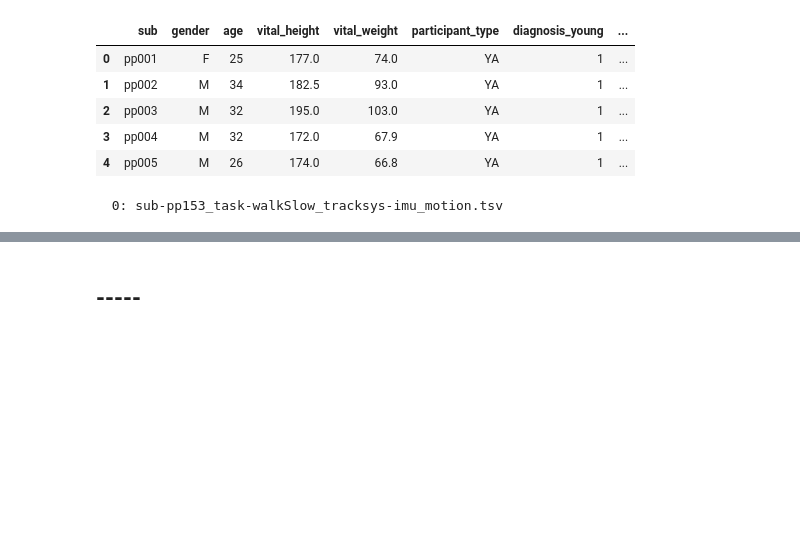
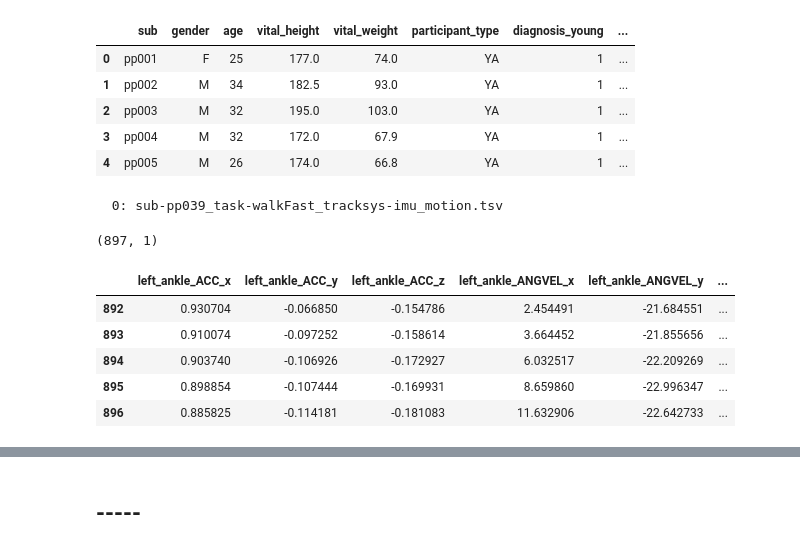
Before and after one commit to rmndrs89/my-gait-events-tcn, a Jupyter notebook: code/testing.ipynb, the cells around one changed output, grey strips where cells are left out. Drawn from its saved outputs; the diff is of its cells as text; code cells hidden in the pictures; blank space fills up the shorter version.

```diff
--- a/code/testing.ipynb
+++ b/code/testing.ipynb
@@ -43,15 +43,64 @@ for (i_sub_id, sub_id) in enumerate(sub_ids_train[:1]):
 
     imu_filenames = glob.glob(os.path.join(base_dir, sub_id, "motion", "*_task-walk*_tracksys-imu_motion*.tsv"))
     for (i_imu_filename, imu_filename) in enumerate(imu_filenames[:1]):
+        # Set filenames
         dirname, imu_filename = os.path.split(imu_filename)
         print(f"{i_imu_filename:>3}: {imu_filename:s}")
         omc_filename = imu_filename.replace("_tracksys-imu", "_tracksys-omc")
         events_filename = imu_filename.replace("_tracksys-imu_motion.tsv", "_events.tsv")
 
+        # Load data and info
         df_imu = pd.read_csv(os.path.join(dirname, imu_filename), sep="\t", header=0)
         df_imu_channels = pd.read_csv(os.path.join(dirname, imu_filename.replace("_motion", "_channels")), sep="\t", header=0)
         df_omc = pd.read_csv(os.path.join(dirname, omc_filename), sep="\t", header=0)
         df_omc_channels = pd.read_csv(os.path.join(dirname, omc_filename.replace("_motion", "_channels")), sep="\t", header=0)
         df_events = pd.read_csv(os.path.join(dirname, events_filename), sep="\t", header=0)
+
+        # Match sampling frequencies
+        fs_omc = df_omc_channels["sampling_frequency"].iloc[0]
+        fs_imu = df_imu_channels["sampling_frequency"].iloc[0]
+        if fs_imu != fs_omc:
+            X = df_imu.to_numpy()
+            Y = resamp1d(X, fs_imu, fs_omc)
+            df_imu = pd.DataFrame(data=Y, columns=df_imu.columns)
+            if len(df_imu) < len(df_omc):
+                df_omc = df_omc.iloc[:len(df_imu)]
+            elif len(df_omc) < len(df_imu):
+                df_imu = df_imu.iloc[:len(df_omc)]
+            del X, Y
+
+        # Get the start and stop index.
+        indx_start = df_events[df_events["event_type"]=="start"]["onset"].values[0]-1
+        indx_stop  = df_events[df_events["event_type"]=="stop"]["onset"].values[0]
+
+        # Get annotated gait events
+        indx_events = {'ICL': get_annotated_events(df_events, event_type="initial_contact_left"),
+                        'FCL': get_annotated_events(df_events, event_type="final_contact_left"),
+                        'ICR': get_annotated_events(df_events, event_type="initial_contact_right"),
+                        'FCR': get_annotated_events(df_events, event_type="final_contact_right")}
+
+        # Get labels
+        labels = get_labels(df_imu, indx_events)
+        labels['L'] = labels['L'][indx_start:indx_stop]
+        labels['R'] = labels['R'][indx_start:indx_stop]
+
+        # Get data
+        data = {'L': get_features(df_imu, df_imu_channels, tracked_points=["left_ankle"]).iloc[indx_start:indx_stop],
+                'R': get_features(df_imu, df_imu_channels, tracked_points=["right_ankle"]).iloc[indx_start:indx_stop]}
+        data['L'].reset_index(drop=True, inplace=True)
+        data['R'].reset_index(drop=True, inplace=True)
 # %% [output]
-  0: sub-pp153_task-walkSlow_tracksys-imu_motion.tsv
+  0: sub-pp039_task-walkFast_tracksys-imu_motion.tsv
+# %%
+labels['L'].shape
+# %% [output]
+(897, 1)
+# %%
+data['L'].tail()
+# %% [output]
+|  | left_ankle_ACC_x | left_ankle_ACC_y | left_ankle_ACC_z | left_ankle_ANGVEL_x | left_ankle_ANGVEL_y | ... |
+| 892 | 0.930704 | -0.066850 | -0.154786 | 2.454491 | -21.684551 | ... |
+| 893 | 0.910074 | -0.097252 | -0.158614 | 3.664452 | -21.855656 | ... |
+| 894 | 0.903740 | -0.106926 | -0.172927 | 6.032517 | -22.209269 | ... |
+| 895 | 0.898854 | -0.107444 | -0.169931 | 8.659860 | -22.996347 | ... |
+| 896 | 0.885825 | -0.114181 | -0.181083 | 11.632906 | -22.642733 | ... |
```
Also changed, not shown: parts of 2 cells of this notebook, 10 other files.
